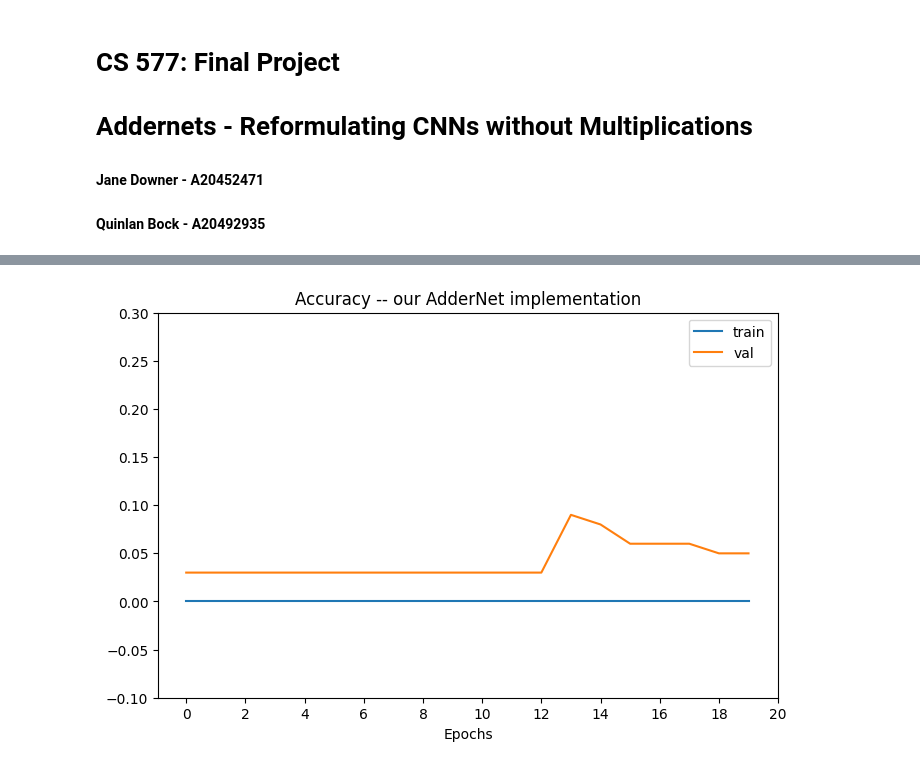
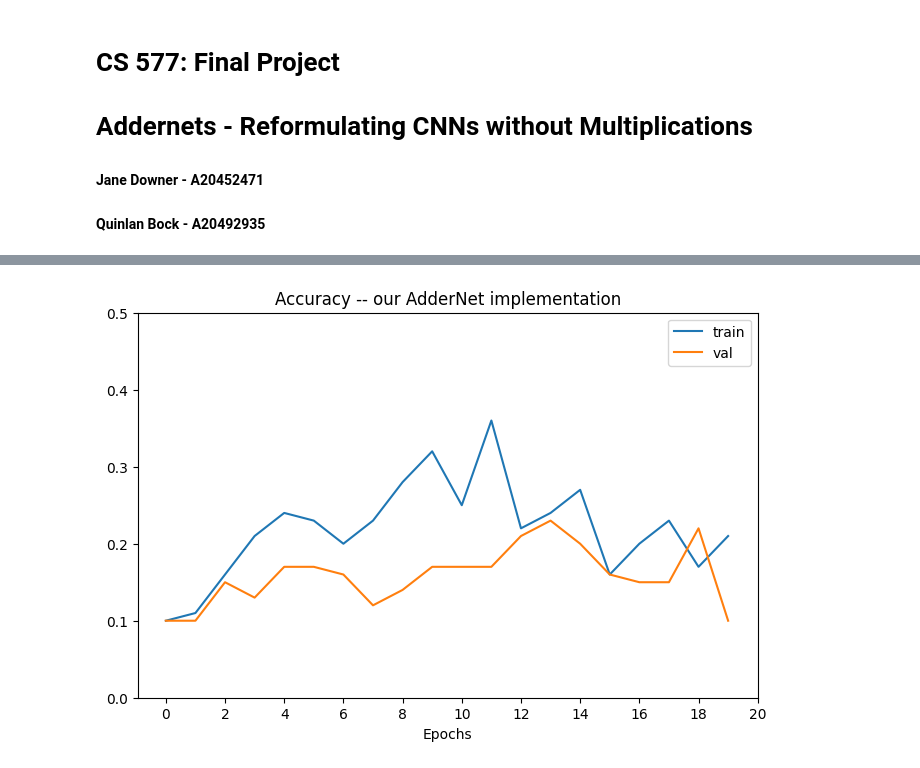
Before and after one commit to jdowner212/cs577_addernet, a Jupyter notebook: AdderNet_functions.ipynb, the cells around one changed output, grey strips where cells are left out. Cells and saved outputs as stored; diff of their text form; code cells hidden in the pictures.

```diff
--- a/AdderNet_functions.ipynb
+++ b/AdderNet_functions.ipynb
@@ -34,6 +32,6 @@ this_model.add(layers.Activation('relu'))
 this_model.add(layers.FullyConnected(output_channels=10))
 this_model.add(layers.Activation('softmax'))
 # %%
-history, summaries = this_model.fit(X_trn_c10,y_trn_c10,epochs=20,batch_size=16,learning_rate=1e-03,x_val=X_val_c10,y_val=y_val_c10)
+history, summaries = this_model.fit(X_trn_c10,y_trn_c10,epochs=20,batch_size=4,learning_rate=1e-01,x_val=X_val_c10,y_val=y_val_c10)
 # %% [output]
 0
@@ -62,15 +60,15 @@ Test loss: 12.814556466007623
 # %%
 plt.figure(figsize=(8,5))
 plt.plot(range(20),history['accuracy'],label='train')
 plt.plot(range(20),history['val_accuracy'],label='val')
 plt.legend()
 plt.xlabel('Epochs')
 plt.xticks(range(0,21,2))
-plt.ylim(-0.1,0.3)
+plt.ylim(0,0.5)
 plt.title('Accuracy -- our AdderNet implementation')
 plt.show()
 # %% [output]
-[figure, old version]
+[figure, new version]
 # %%
 plt.figure(figsize=(8,5))
 plt.plot(range(20),history['loss'],label='train')
```
Also changed, not shown: parts of 7 cells of this notebook, 2 other files.
